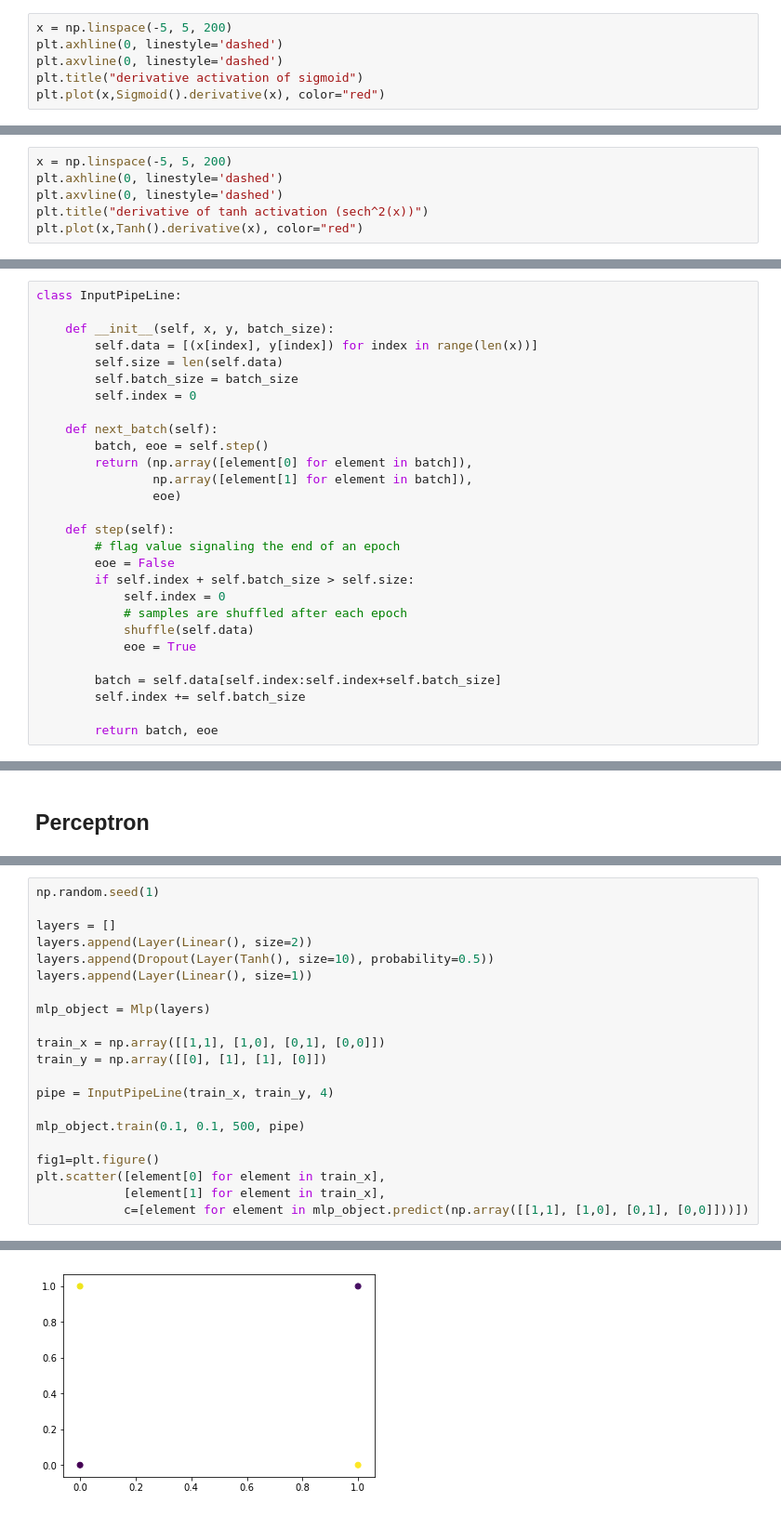
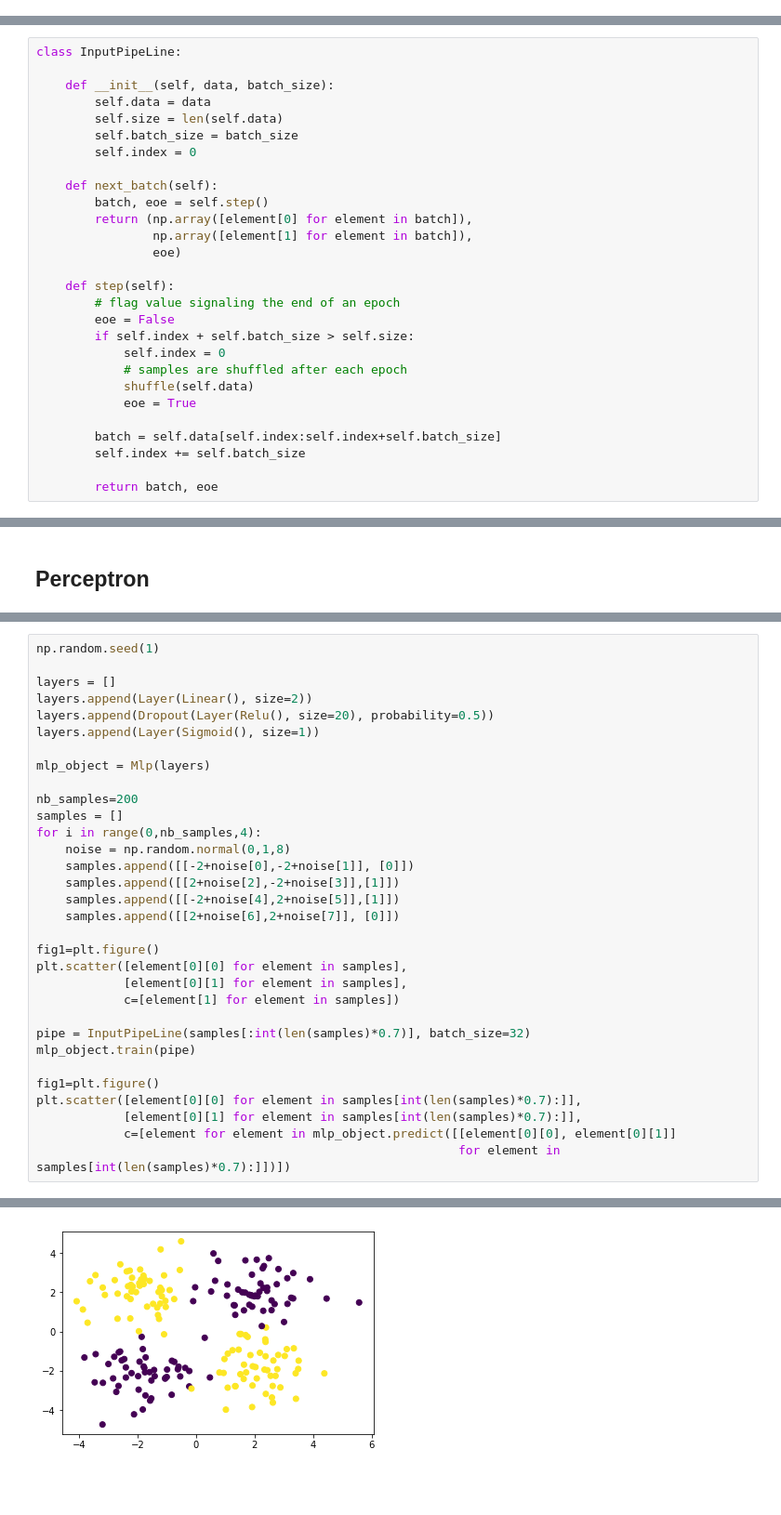
Before and after one commit to Mrpatekful/numpyml, a Jupyter notebook: mlp_numpy.ipynb, the cells around one changed output, grey strips where cells are left out. Shown at 93% size. Drawn from its saved outputs; the diff is of its cells as text; blank space fills up the shorter version.

Commit message:
training data added

```diff
--- a/mlp_numpy.ipynb
+++ b/mlp_numpy.ipynb
@@ -51,6 +52,0 @@ plt.plot(x,Sigmoid().function(x), color="red")
-# %%
-x = np.linspace(-5, 5, 200)
-plt.axhline(0, linestyle='dashed')
-plt.axvline(0, linestyle='dashed')
-plt.title("derivative activation of sigmoid")
-plt.plot(x,Sigmoid().derivative(x), color="red")
@@ -142,6 +127,0 @@ plt.plot(x,Tanh().function(x), color="red")
-# %%
-x = np.linspace(-5, 5, 200)
-plt.axhline(0, linestyle='dashed')
-plt.axvline(0, linestyle='dashed')
-plt.title("derivative of tanh activation (sech^2(x))")
-plt.plot(x,Tanh().derivative(x), color="red")
@@ -163,8 +140,8 @@ class Linear(Activation):
 # %%
 class InputPipeLine:
 
-    def __init__(self, x, y, batch_size):
-        self.data = [(x[index], y[index]) for index in range(len(x))]
+    def __init__(self, data, batch_size):
+        self.data = data
         self.size = len(self.data)
         self.batch_size = batch_size
         self.index = 0
@@ -372,20 +353,31 @@ np.random.seed(1)
 
 layers = []
 layers.append(Layer(Linear(), size=2))
-layers.append(Dropout(Layer(Tanh(), size=10), probability=0.5))
-layers.append(Layer(Linear(), size=1))
+layers.append(Dropout(Layer(Relu(), size=20), probability=0.5))
+layers.append(Layer(Sigmoid(), size=1))
 
 mlp_object = Mlp(layers)
 
-train_x = np.array([[1,1], [1,0], [0,1], [0,0]])
-train_y = np.array([[0], [1], [1], [0]])
-
-pipe = InputPipeLine(train_x, train_y, 4)
-
-mlp_object.train(0.1, 0.1, 500, pipe)
+nb_samples=200
+samples = []
+for i in range(0,nb_samples,4):
+    noise = np.random.normal(0,1,8)
+    samples.append([[-2+noise[0],-2+noise[1]], [0]])
+    samples.append([[2+noise[2],-2+noise[3]],[1]])
+    samples.append([[-2+noise[4],2+noise[5]],[1]])
+    samples.append([[2+noise[6],2+noise[7]], [0]])
 
 fig1=plt.figure()
-plt.scatter([element[0] for element in train_x],
-            [element[1] for element in train_x],
-            c=[element for element in mlp_object.predict(np.array([[1,1], [1,0], [0,1], [0,0]]))])
+plt.scatter([element[0][0] for element in samples],
+            [element[0][1] for element in samples],
+            c=[element[1] for element in samples])
+
+pipe = InputPipeLine(samples[:int(len(samples)*0.7)], batch_size=32)
+mlp_object.train(pipe)
+
+fig1=plt.figure()
+plt.scatter([element[0][0] for element in samples[int(len(samples)*0.7):]],
+            [element[0][1] for element in samples[int(len(samples)*0.7):]],
+            c=[element for element in mlp_object.predict([[element[0][0], element[0][1]]
+                                                          for element in samples[int(len(samples)*0.7):]])])
 # %% [output]
@@ -396,2 +401,2 @@ plt.scatter([element[0] for element in train_x],
 <matplotlib.collections.PathCollection at 0x...>
-[figure, old version]
+[figure, new version]
```
Also changed, not shown: parts of 9 cells of this notebook.
